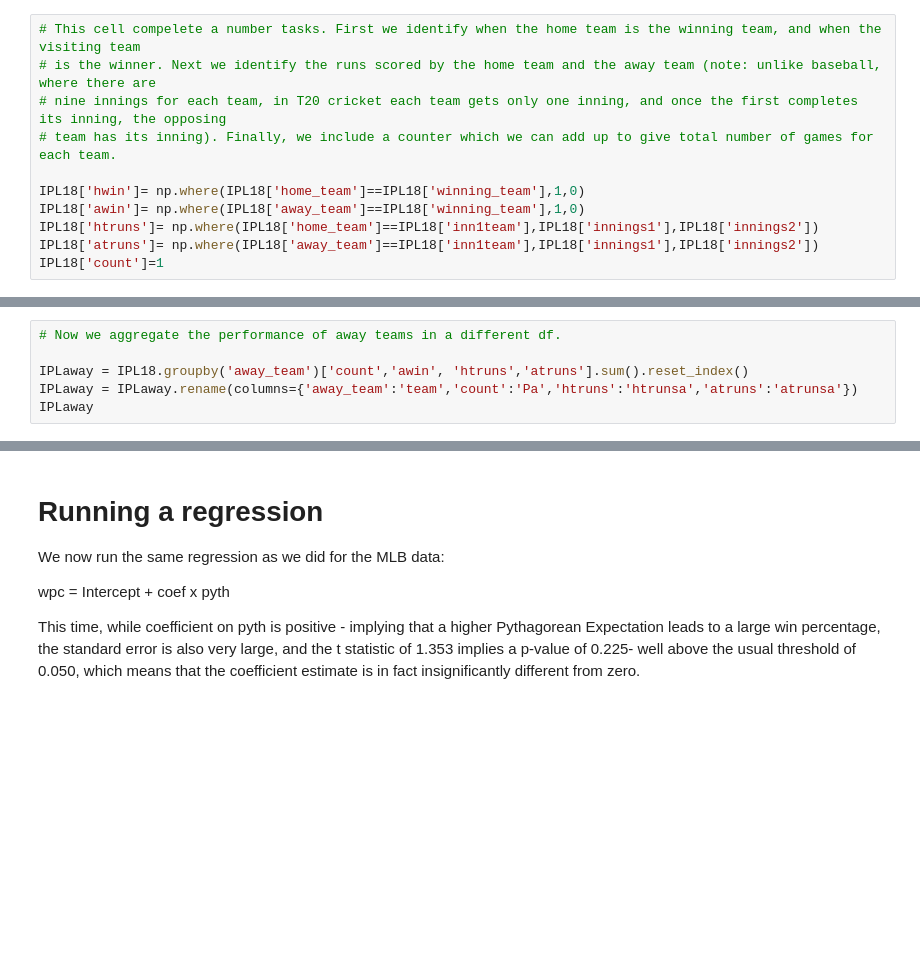
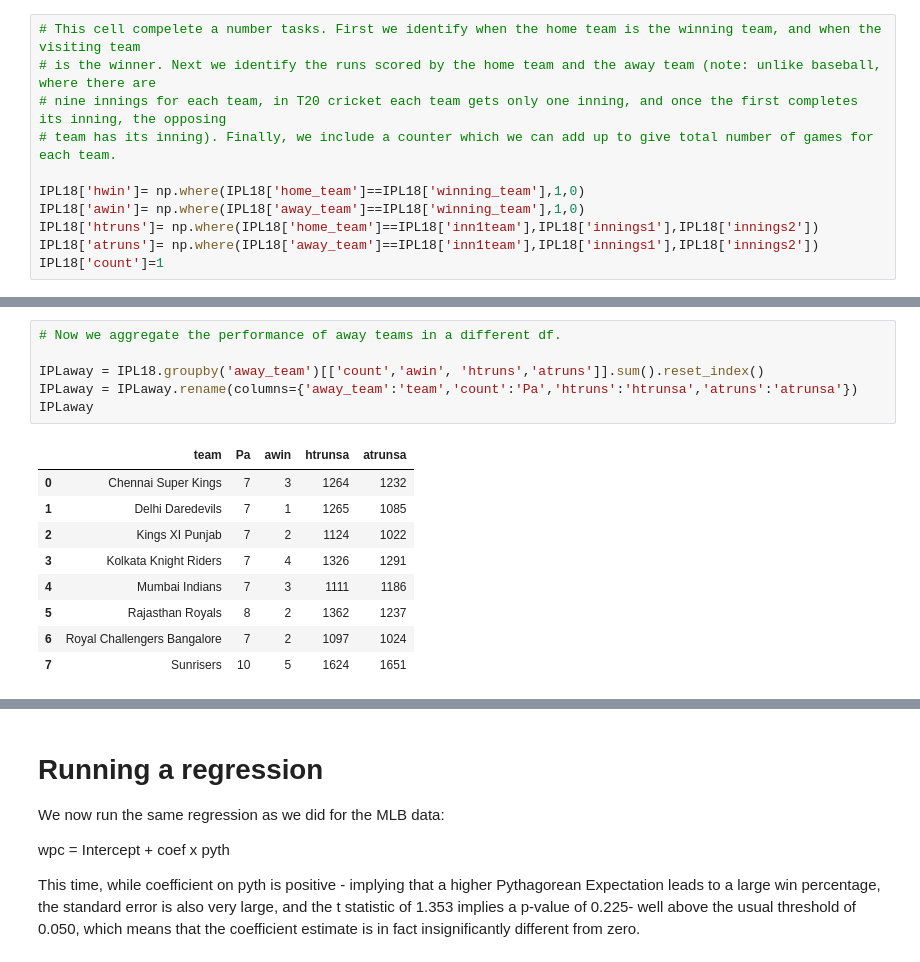
Before and after one commit to raphhbw/Sports_Performance_Analytics, a Jupyter notebook: Foundations of Sports Analytics/Lecture Notebooks/Week 1/2 Pythagorean expectation and the IPL.ipynb, the cells around one changed output, grey strips where cells are left out. Cells and saved outputs as stored; diff of their text form; blank space fills up the shorter version.

```diff
--- a/Foundations of Sports Analytics/Lecture Notebooks/Week 1/2 Pythagorean expectation and the IPL.ipynb
+++ b/Foundations of Sports Analytics/Lecture Notebooks/Week 1/2 Pythagorean expectation and the IPL.ipynb
@@ -47,9 +78,19 @@ IPLhome
 # %%
 # Now we aggregate the performance of away teams in a different df.
 
-IPLaway = IPL18.groupby('away_team')['count','awin', 'htruns','atruns'].sum().reset_index()
+IPLaway = IPL18.groupby('away_team')[['count','awin', 'htruns','atruns']].sum().reset_index()
 IPLaway = IPLaway.rename(columns={'away_team':'team','count':'Pa','htruns':'htrunsa','atruns':'atrunsa'})
 IPLaway
+# %% [output]
+|  | team | Pa | awin | htrunsa | atrunsa |
+| 0 | Chennai Super Kings | 7 | 3 | 1264 | 1232 |
+| 1 | Delhi Daredevils | 7 | 1 | 1265 | 1085 |
+| 2 | Kings XI Punjab | 7 | 2 | 1124 | 1022 |
+| 3 | Kolkata Knight Riders | 7 | 4 | 1326 | 1291 |
+| 4 | Mumbai Indians | 7 | 3 | 1111 | 1186 |
+| 5 | Rajasthan Royals | 8 | 2 | 1362 | 1237 |
+| 6 | Royal Challengers Bangalore | 7 | 2 | 1097 | 1024 |
+| 7 | Sunrisers | 10 | 5 | 1624 | 1651 |
 # %%
 # how we merge the two dfs to obtain a full record for each team across the season.
 
```
Also changed, not shown: parts of 11 cells of this notebook, 1 other file.
